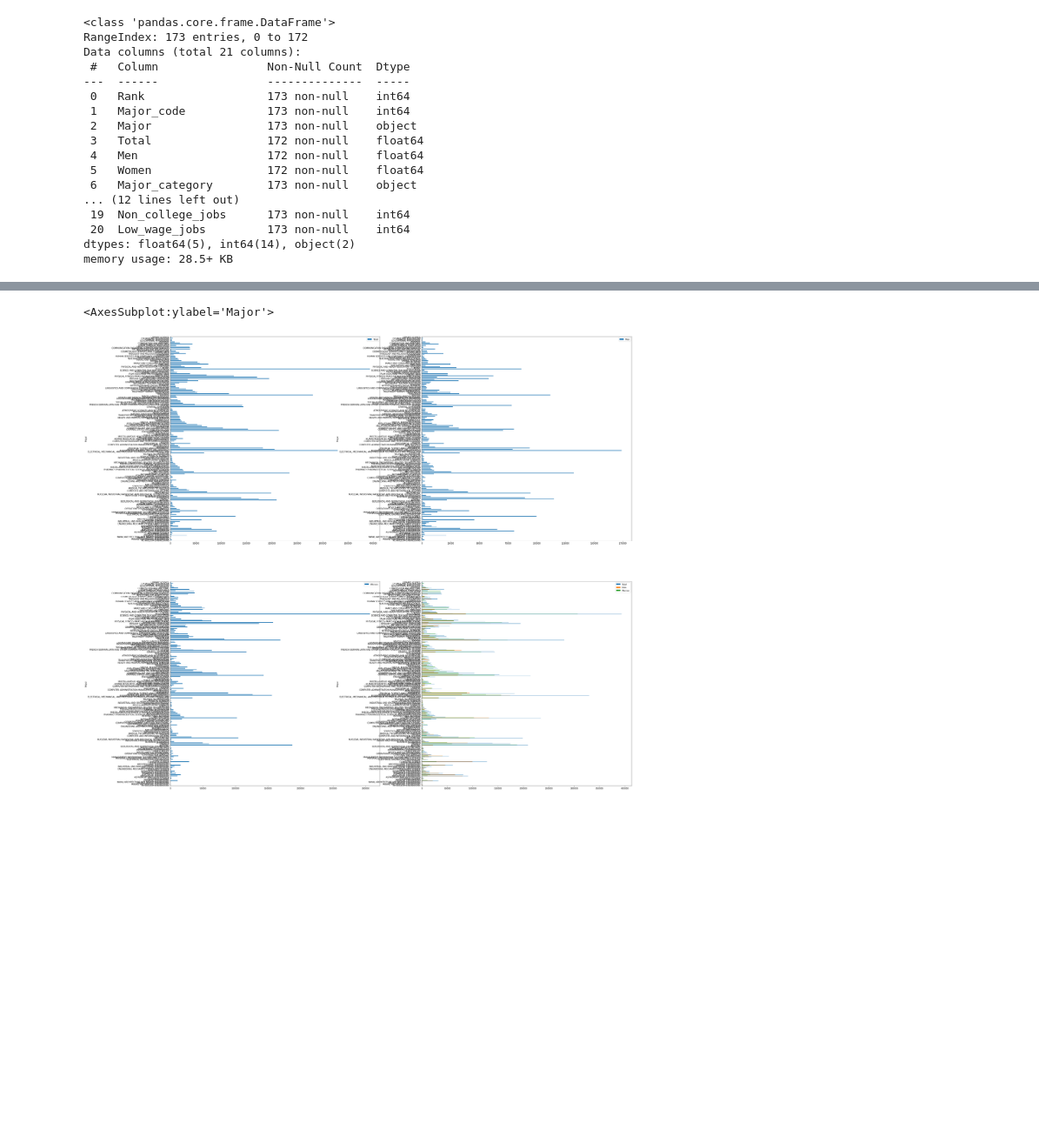
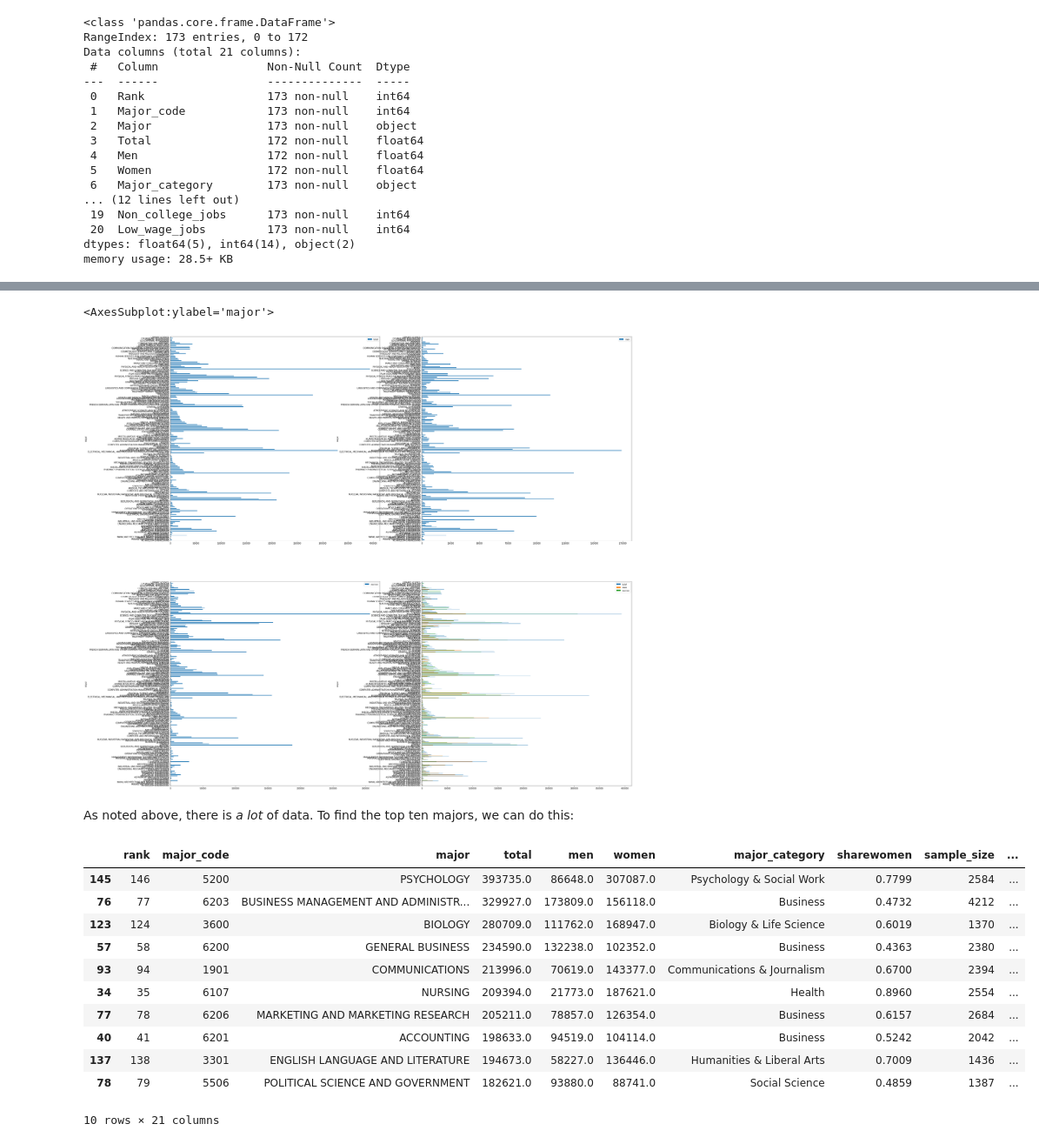
Before and after one commit to dorrajmachai/100DaysOfData, a Jupyter notebook: Day16/EconomicGuideCollegeMajors/egcm.ipynb, the cells around one changed output, grey strips where cells are left out. Shown at 87% size. Drawn from its saved outputs; the diff is of its cells as text; code cells hidden in the pictures; blank space fills up the shorter version.

```diff
--- a/Day16/EconomicGuideCollegeMajors/egcm.ipynb
+++ b/Day16/EconomicGuideCollegeMajors/egcm.ipynb
@@ -137,14 +185,34 @@ fig, ax = plt.subplots(2, 2) # What type should this return?
 fig.set_figheight(40)
 fig.set_figwidth(40)
 
-total_majors = total_comp[['Major', 'Total']]
-total_men = total_comp[['Major', 'Men']]
-total_women = total_comp[['Major', 'Women']]
+total_majors = total_comp[['major', 'total']]
+total_men = total_comp[['major', 'men']]
+total_women = total_comp[['major', 'women']]
 
-total_majors.plot(x = 'Major', kind = 'barh', ax = ax[0, 0])
-total_men.plot(x = 'Major', kind = 'barh', ax = ax[0, 1])
-total_women.plot(x = 'Major', kind = 'barh', ax = ax[1, 0])
-total_comp.plot(x = 'Major', kind = 'barh', ax = ax[1, 1])
+total_majors.plot(x = 'major', kind = 'barh', ax = ax[0, 0])
+total_men.plot(x = 'major', kind = 'barh', ax = ax[0, 1])
+total_women.plot(x = 'major', kind = 'barh', ax = ax[1, 0])
+total_comp.plot(x = 'major', kind = 'barh', ax = ax[1, 1])
 # %% [output]
-<AxesSubplot:ylabel='Major'>
+<AxesSubplot:ylabel='major'>
 [figure]
+# %% [markdown]
+As noted above, there is *a lot* of data. To find the top ten majors, we can do this:
+# %%
+# finding the top ten majors
+
+top_ten_majors = data.sort_values(by = 'total', ascending = False).iloc[:10]
+top_ten_majors
+# %% [output]
+|  | rank | major_code | major | total | men | women | major_category | sharewomen | sample_size | ... |
+| 145 | 146 | 5200 | PSYCHOLOGY | 393735.0 | 86648.0 | 307087.0 | Psychology & Social Work | 0.7799 | 2584 | ... |
+| 76 | 77 | 6203 | BUSINESS MANAGEMENT AND ADMINISTR... | 329927.0 | 173809.0 | 156118.0 | Business | 0.4732 | 4212 | ... |
+| 123 | 124 | 3600 | BIOLOGY | 280709.0 | 111762.0 | 168947.0 | Biology & Life Science | 0.6019 | 1370 | ... |
+| 57 | 58 | 6200 | GENERAL BUSINESS | 234590.0 | 132238.0 | 102352.0 | Business | 0.4363 | 2380 | ... |
+| 93 | 94 | 1901 | COMMUNICATIONS | 213996.0 | 70619.0 | 143377.0 | Communications & Journalism | 0.6700 | 2394 | ... |
+| 34 | 35 | 6107 | NURSING | 209394.0 | 21773.0 | 187621.0 | Health | 0.8960 | 2554 | ... |
+| 77 | 78 | 6206 | MARKETING AND MARKETING RESEARCH | 205211.0 | 78857.0 | 126354.0 | Business | 0.6157 | 2684 | ... |
+| 40 | 41 | 6201 | ACCOUNTING | 198633.0 | 94519.0 | 104114.0 | Business | 0.5242 | 2042 | ... |
+| 137 | 138 | 3301 | ENGLISH LANGUAGE AND LITERATURE | 194673.0 | 58227.0 | 136446.0 | Humanities & Liberal Arts | 0.7009 | 1436 | ... |
+| 78 | 79 | 5506 | POLITICAL SCIENCE AND GOVERNMENT | 182621.0 | 93880.0 | 88741.0 | Social Science | 0.4859 | 1387 | ... |
+10 rows × 21 columns
```
Also changed, not shown: parts of 19 cells of this notebook.
